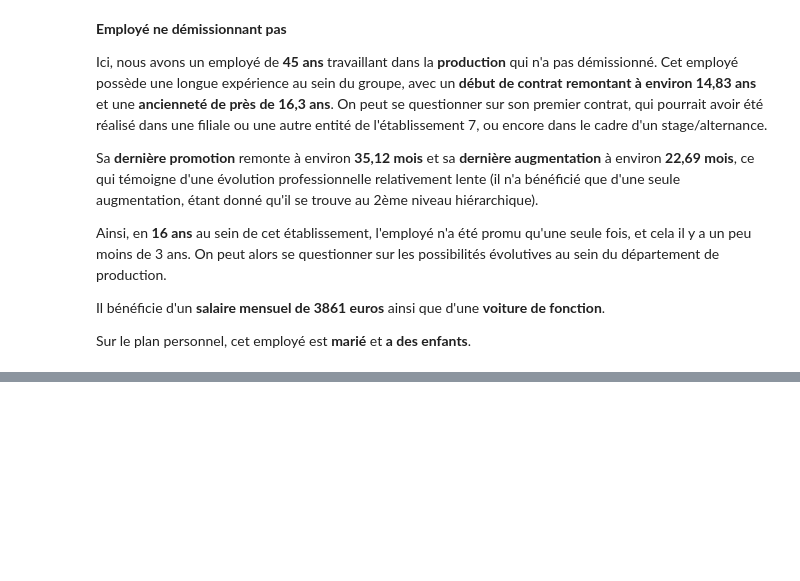
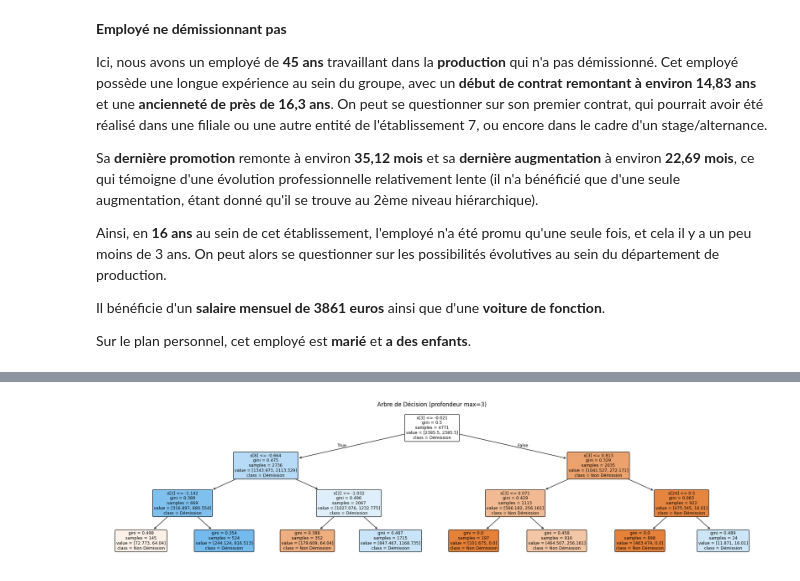
Before and after one commit to GabrielTrier/Responsible_Explainable_AI, a Jupyter notebook: main.ipynb, the cells around one changed output, grey strips where cells are left out. Cells and saved outputs as stored; diff of their text form; code cells hidden in the pictures; blank space fills up the shorter version.

```diff
--- a/main.ipynb
+++ b/main.ipynb
@@ -357,0 +490,10 @@ Sur le plan personnel, cet employé est **marié** et **a des enfants**.
+# %%
+plt.figure(figsize=(20, 5))
+plot_tree(model_DT.named_steps['classifier'],
+          class_names=['Non Démission', 'Démission'],
+          filled=True, rounded=True)
+plt.title('Arbre de Décision (profondeur max=3)')
+plt.tight_layout()
+plt.show()
+# %% [output]
+[figure, added]
```
Also changed, not shown: parts of 33 cells of this notebook.
